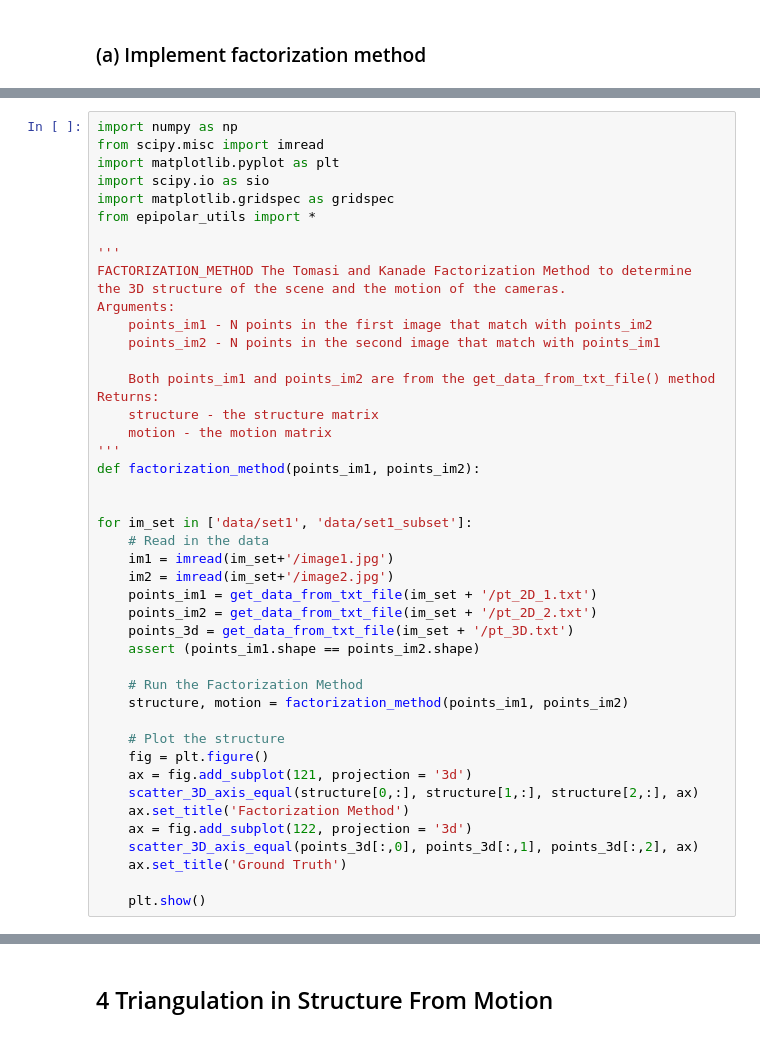
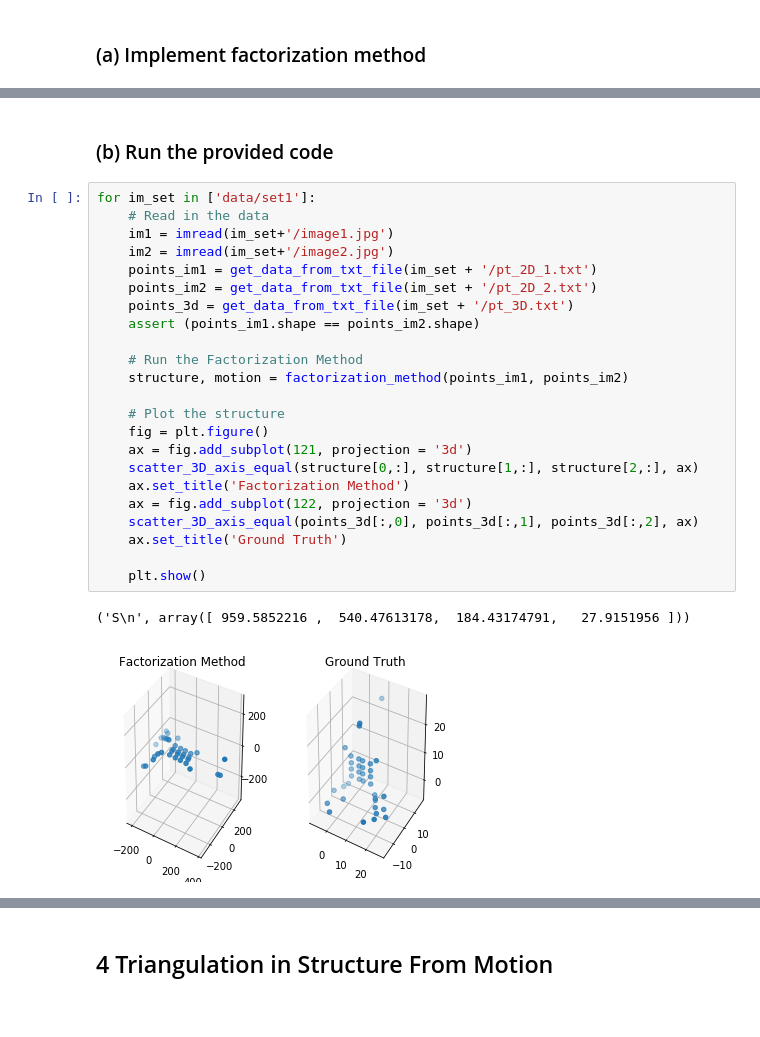
Before and after one commit to gmakarevich-aurora/cv-hw2, a Jupyter notebook: cv-hw2.ipynb, the cells around one changed output, grey strips where cells are left out. Saved outputs shown, nothing was run; the diff lists cells and outputs as text.

```diff
--- a/cv-hw2.ipynb
+++ b/cv-hw2.ipynb
@@ -437,45 +476,28 @@ H2:
+# %% [markdown]
+### (b) Run the provided code
 # %%
-import numpy as np
-from scipy.misc import imread
-import matplotlib.pyplot as plt
-import scipy.io as sio
-import matplotlib.gridspec as gridspec
-from epipolar_utils import *
-
-'''
-FACTORIZATION_METHOD The Tomasi and Kanade Factorization Method to determine
-the 3D structure of the scene and the motion of the cameras.
-Arguments:
-    points_im1 - N points in the first image that match with points_im2
-    points_im2 - N points in the second image that match with points_im1
-
-    Both points_im1 and points_im2 are from the get_data_from_txt_file() method
-Returns:
-    structure - the structure matrix
-    motion - the motion matrix
-'''
-def factorization_method(points_im1, points_im2):
-
-
-for im_set in ['data/set1', 'data/set1_subset']:
+for im_set in ['data/set1']:
     # Read in the data
     im1 = imread(im_set+'/image1.jpg')
     im2 = imread(im_set+'/image2.jpg')
     points_im1 = get_data_from_txt_file(im_set + '/pt_2D_1.txt')
     points_im2 = get_data_from_txt_file(im_set + '/pt_2D_2.txt')
     points_3d = get_data_from_txt_file(im_set + '/pt_3D.txt')
     assert (points_im1.shape == points_im2.shape)
 
     # Run the Factorization Method
     structure, motion = factorization_method(points_im1, points_im2)
 
     # Plot the structure
     fig = plt.figure()
     ax = fig.add_subplot(121, projection = '3d')
     scatter_3D_axis_equal(structure[0,:], structure[1,:], structure[2,:], ax)
     ax.set_title('Factorization Method')
     ax = fig.add_subplot(122, projection = '3d')
     scatter_3D_axis_equal(points_3d[:,0], points_3d[:,1], points_3d[:,2], ax)
     ax.set_title('Ground Truth')
 
     plt.show()
+# %% [output]
+('S\n', array([ 959.5852216 ,  540.47613178,  184.43174791,   27.9151956 ]))
+[figure, added]
```
Also changed, not shown: parts of 9 cells of this notebook.
